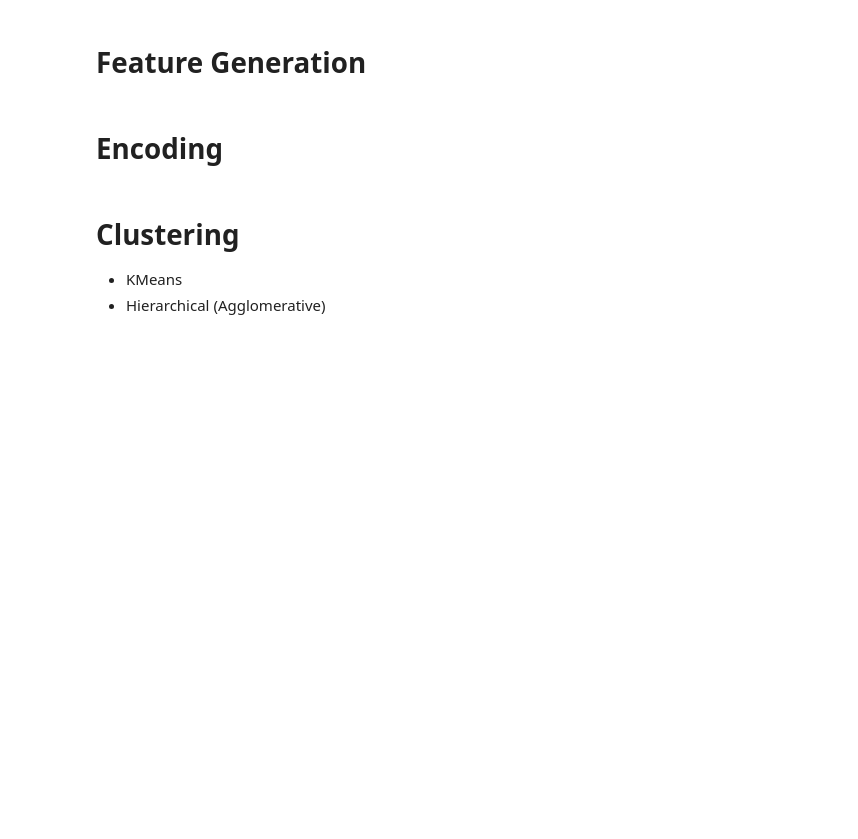
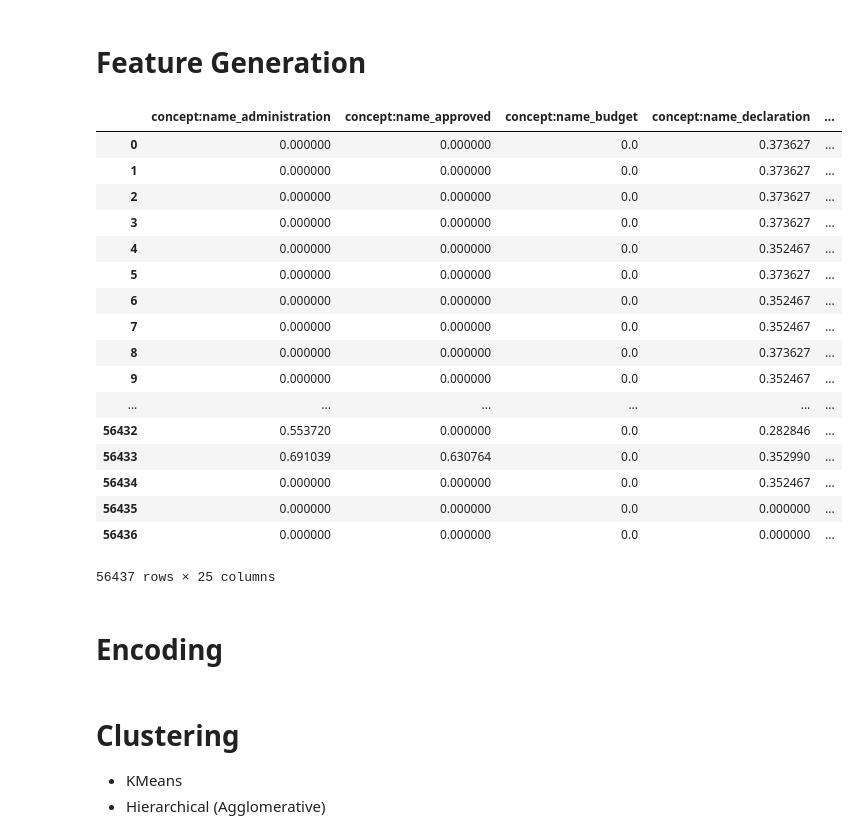
Before and after one commit to Lariiii/context-based-abstraction, a Jupyter notebook: Event_Clustering.ipynb, the cells around one changed output. Drawn from its saved outputs; the diff is of its cells as text; code cells hidden in the pictures; blank space fills up the shorter version.

```diff
--- a/Event_Clustering.ipynb
+++ b/Event_Clustering.ipynb
@@ -40,3 +76,24 @@ df.columns
+# %%
+df_vectorized
+# %% [output]
+|  | concept:name_administration | concept:name_approved | concept:name_budget | concept:name_declaration | ... |
+| 0 | 0.000000 | 0.000000 | 0.0 | 0.373627 | ... |
+| 1 | 0.000000 | 0.000000 | 0.0 | 0.373627 | ... |
+| 2 | 0.000000 | 0.000000 | 0.0 | 0.373627 | ... |
+| 3 | 0.000000 | 0.000000 | 0.0 | 0.373627 | ... |
+| 4 | 0.000000 | 0.000000 | 0.0 | 0.352467 | ... |
+| 5 | 0.000000 | 0.000000 | 0.0 | 0.373627 | ... |
+| 6 | 0.000000 | 0.000000 | 0.0 | 0.352467 | ... |
+| 7 | 0.000000 | 0.000000 | 0.0 | 0.352467 | ... |
+| 8 | 0.000000 | 0.000000 | 0.0 | 0.373627 | ... |
+| 9 | 0.000000 | 0.000000 | 0.0 | 0.352467 | ... |
+| ... | ... | ... | ... | ... | ... |
+| 56432 | 0.553720 | 0.000000 | 0.0 | 0.282846 | ... |
+| 56433 | 0.691039 | 0.630764 | 0.0 | 0.352990 | ... |
+| 56434 | 0.000000 | 0.000000 | 0.0 | 0.352467 | ... |
+| 56435 | 0.000000 | 0.000000 | 0.0 | 0.000000 | ... |
+| 56436 | 0.000000 | 0.000000 | 0.0 | 0.000000 | ... |
+56437 rows × 25 columns
 # %% [markdown]
 # Encoding
 # %%
```
Also changed, not shown: parts of 18 cells of this notebook, 1 other file.
